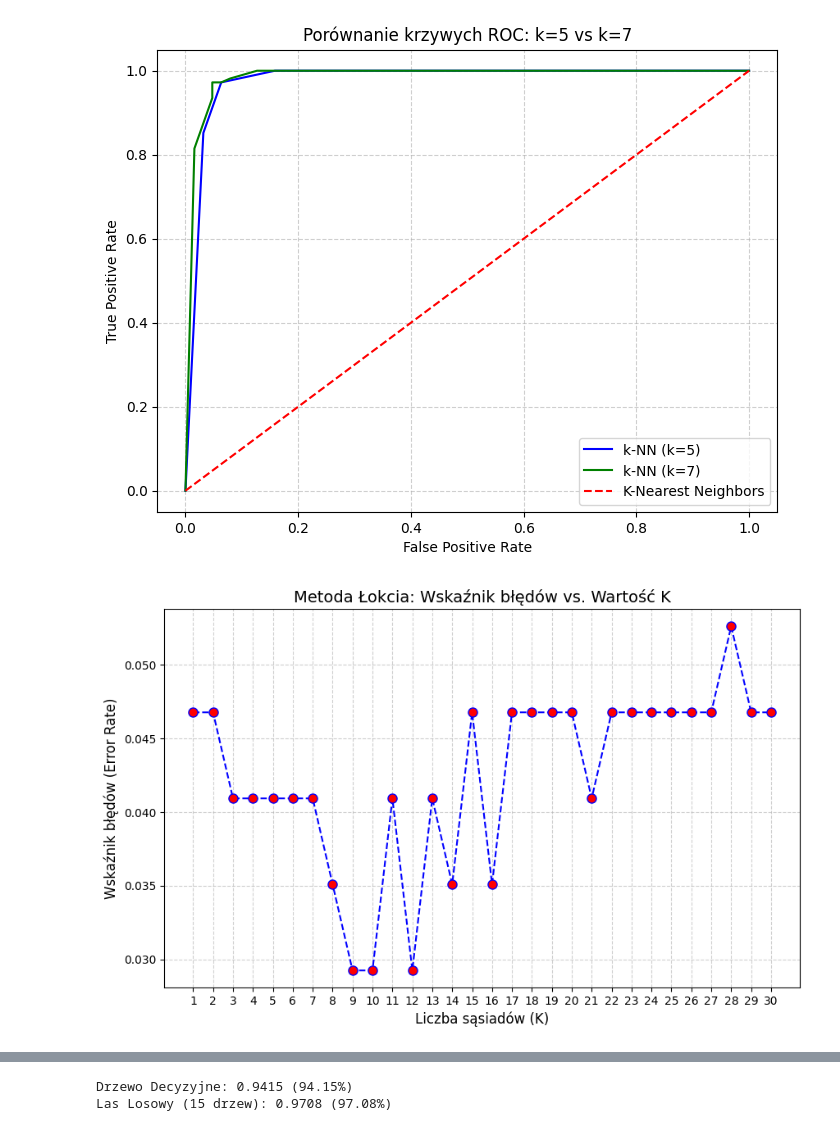
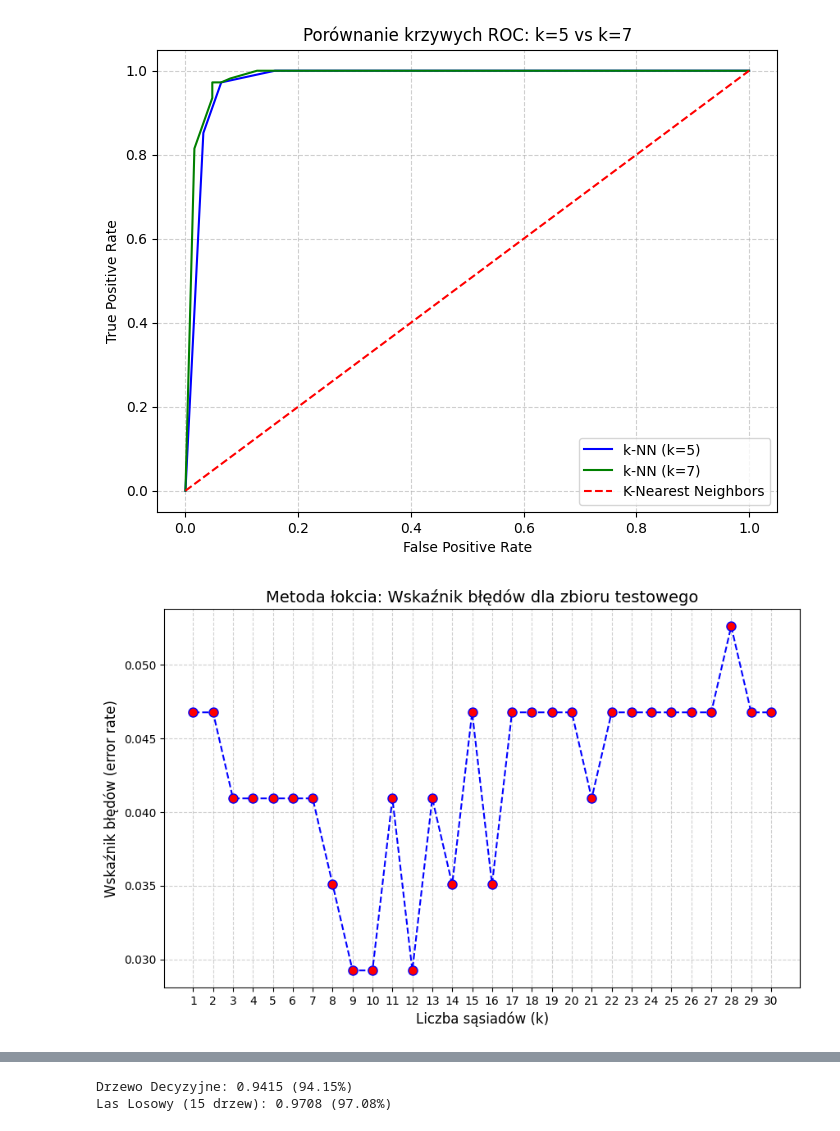
Before and after one commit to werru-7/PUMP4.0_lecture01, a Jupyter notebook: zadPMU1304_2704.ipynb, the cells around one changed output, grey strips where cells are left out. Drawn from its saved outputs; the diff is of its cells as text; code cells hidden in the pictures.

```diff
--- a/zadPMU1304_2704.ipynb
+++ b/zadPMU1304_2704.ipynb
@@ -143,31 +143,27 @@ plt.show()
 # %% [output]
 [figure]
 # %%
-# Lista na błędy
+import numpy as np
+
 error_rates = []
-
-# Wartości K od 1 do 20
 k_range = range(1, 31)
 
 for i in k_range:
     knn = KNeighborsClassifier(n_neighbors=i)
     knn.fit(X_train, y_train)
-
-    # Wyniki dla zbioru testowego
     pred_i = knn.predict(X_test)
-
-    # Wskaźnik błędów: średnia ilość przypadków (predykcja != y_test)
     error_rate = np.mean(pred_i != y_test)
     error_rates.append(error_rate)
 
 plt.figure(figsize=(10, 6))
 plt.plot(k_range, error_rates, color='blue', linestyle='dashed', marker='o',
          markerfacecolor='red', markersize=8)
-plt.title('Metoda Łokcia: Wskaźnik błędów vs. Wartość K', fontsize=14)
-plt.xlabel('Liczba sąsiadów (K)', fontsize=12)
-plt.ylabel('Wskaźnik błędów (Error Rate)', fontsize=12)
+
+plt.title('Metoda łokcia: Wskaźnik błędów dla zbioru testowego', fontsize=14)
+plt.xlabel('Liczba sąsiadów (k)', fontsize=12)
+plt.ylabel('Wskaźnik błędów (error rate)', fontsize=12)
 plt.xticks(k_range)
 plt.grid(True, linestyle='--', alpha=0.6)
 plt.show()
 # %% [output]
-[figure, old version]
+[figure, new version]
```
Also changed, not shown: parts of 1 cell of this notebook.
